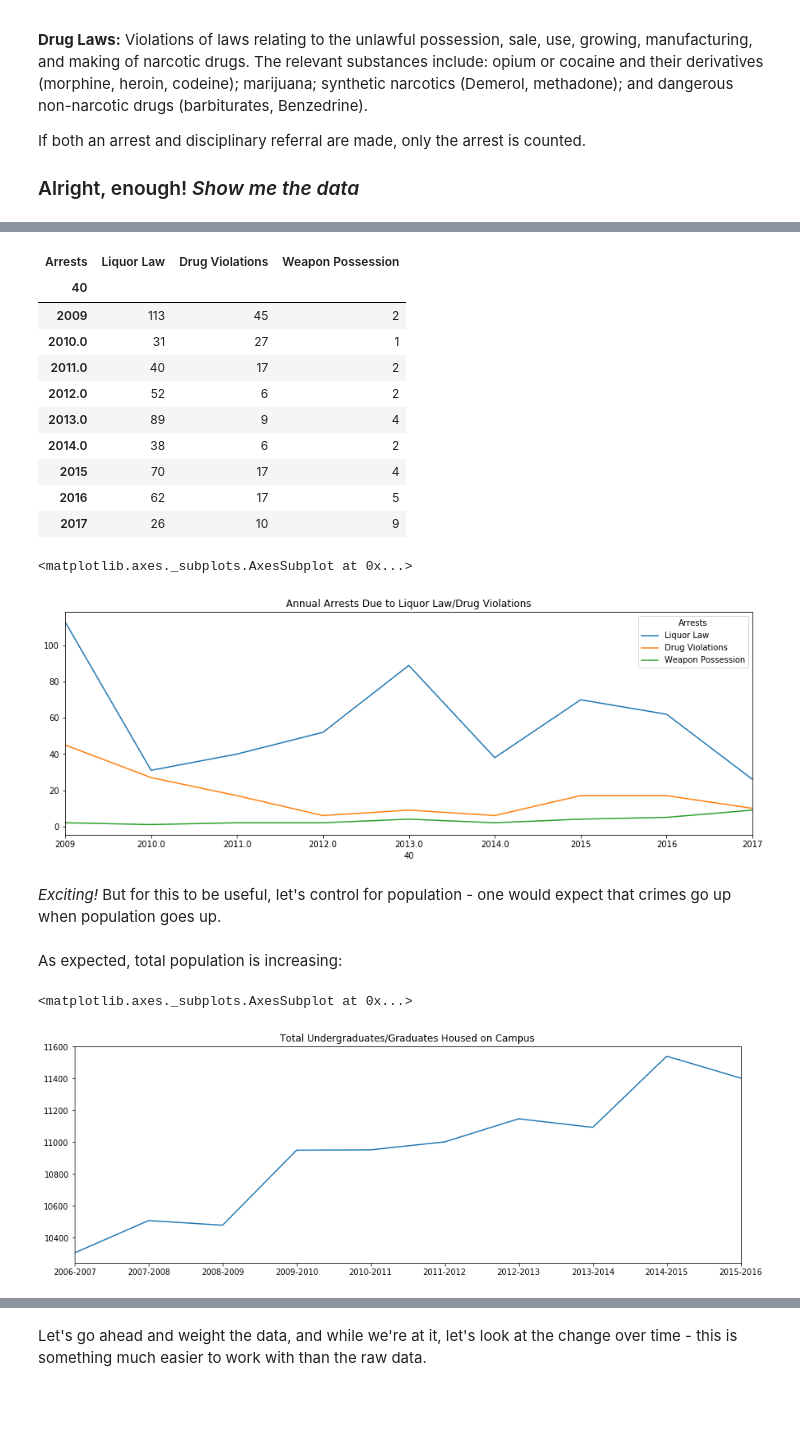
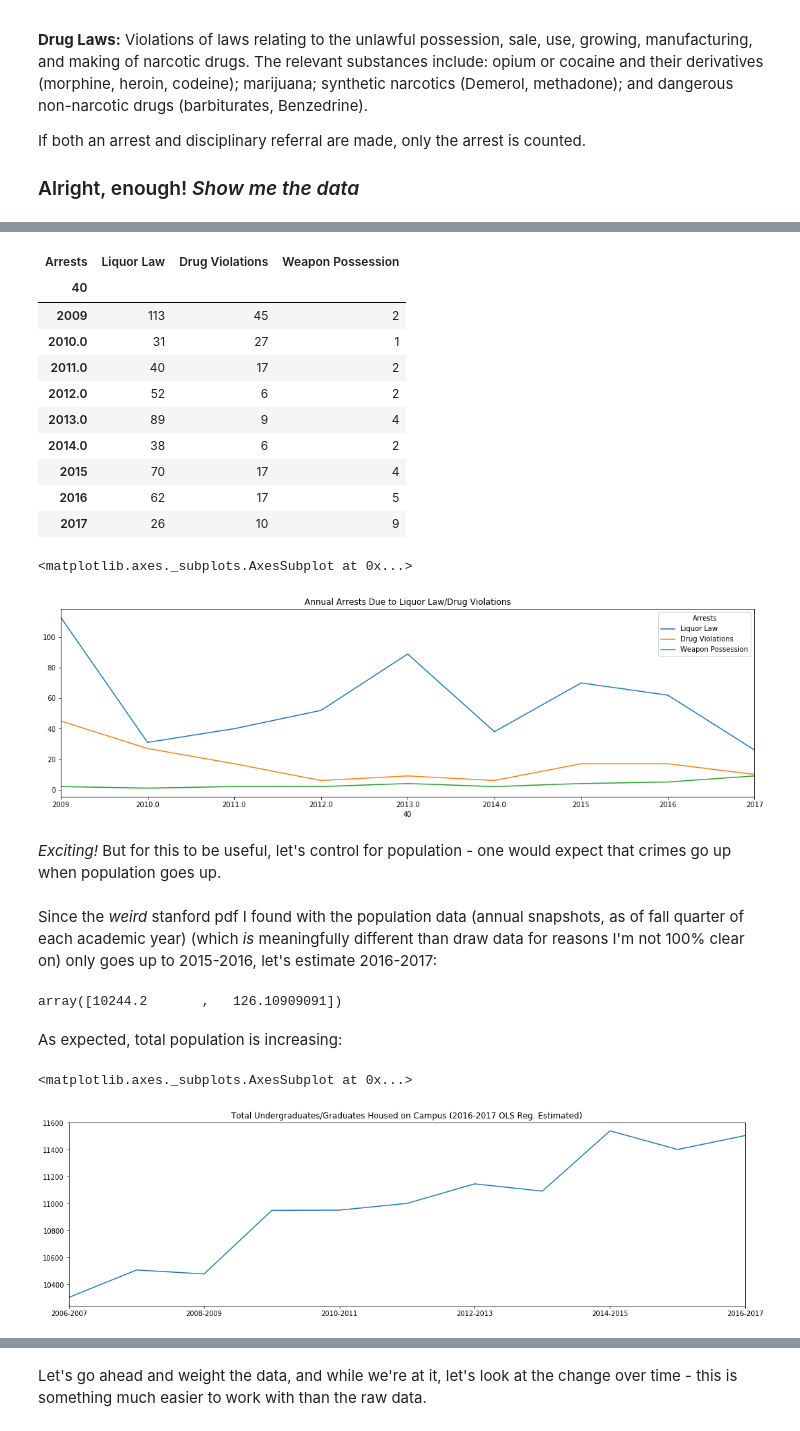
Before and after one commit to biosafetylvl5/Stanford-Alcohol, a Jupyter notebook: Data-Analysis/police-action.ipynb, the cells around one changed output, grey strips where cells are left out. Drawn from its saved outputs; the diff is of its cells as text; code cells hidden in the pictures; blank space fills up the shorter version.

```diff
--- a/Data-Analysis/police-action.ipynb
+++ b/Data-Analysis/police-action.ipynb
@@ -8,7 +10,9 @@ import numpy as np
 from matplotlib import pyplot as plt
 from copy import deepcopy
 from scipy.stats import ttest_1samp as ttest1Samp
-plt.rcParams['figure.figsize'] = [15, 5]
+from IPython.display import Markdown as md
+import statsmodels.api as sm
+plt.rcParams['figure.figsize'] = [18, 5]
 # %%
 df = pd.read_excel('./../Formatted-Data/safety_security_and_fire_reports.xlsx')
 dfSplit = np.split(df, df[df.isnull().all(1)].index) #split by blank lines
@@ -99,7 +103,7 @@ ssfrData["Arrest"]["Campus"].loc[:, arrestsOfInterest].plot(title="Annual Arrest
 | 2016 | 62 | 17 | 5 |
 | 2017 | 26 | 10 | 9 |
 <matplotlib.axes._subplots.AxesSubplot at 0x...>
-[figure, old version]
+[figure, new version]
 # %% [markdown]
 *Exciting!* But for this to be useful, let's control for population - one would expect that crimes go up when population goes up.
 # %%
@@ -123,10 +127,21 @@ for typ in types:
     for col in demog[typ].columns:
         totalDemog[typ +"s "+col] = demog[typ][col]
 totalDemog["Total Housed on Campus"] = totalDemog["Undergraduates Housed on Campus"] + totalDemog["Graduates Housed on Campus"]
+# %% [markdown]
+Since the *weird* stanford pdf I found with the population data (annual snapshots, as of fall quarter of each academic year) (which *is* meaningfully different than draw data for reasons I'm not 100% clear on) only goes up to 2015-2016, let's estimate 2016-2017:
+# %%
+housed = list(totalDemog["Total Housed on Campus"])
+X = sm.add_constant([x+1 for x in range(0, len(housed))])
+model = sm.OLS(housed, X)
+results = model.fit()
+display(results.params)
+totalDemog["Total Housed on Campus"].loc["2016-2017"] = len(housed)*results.params[1]+results.params[0]
+# %% [output]
+array([10244.2       ,   126.10909091])
 # %% [markdown]
 As expected, total population is increasing:
 # %%
-totalDemog["Total Housed on Campus"].plot(title="Total Undergraduates/Graduates Housed on Campus")
+totalDemog["Total Housed on Campus"].plot(title="Total Undergraduates/Graduates Housed on Campus (2016-2017 OLS Reg. Estimated)")
 # %% [output]
 <matplotlib.axes._subplots.AxesSubplot at 0x...>
-[figure, old version]
+[figure, new version]
```
Also changed, not shown: parts of 21 cells of this notebook.
